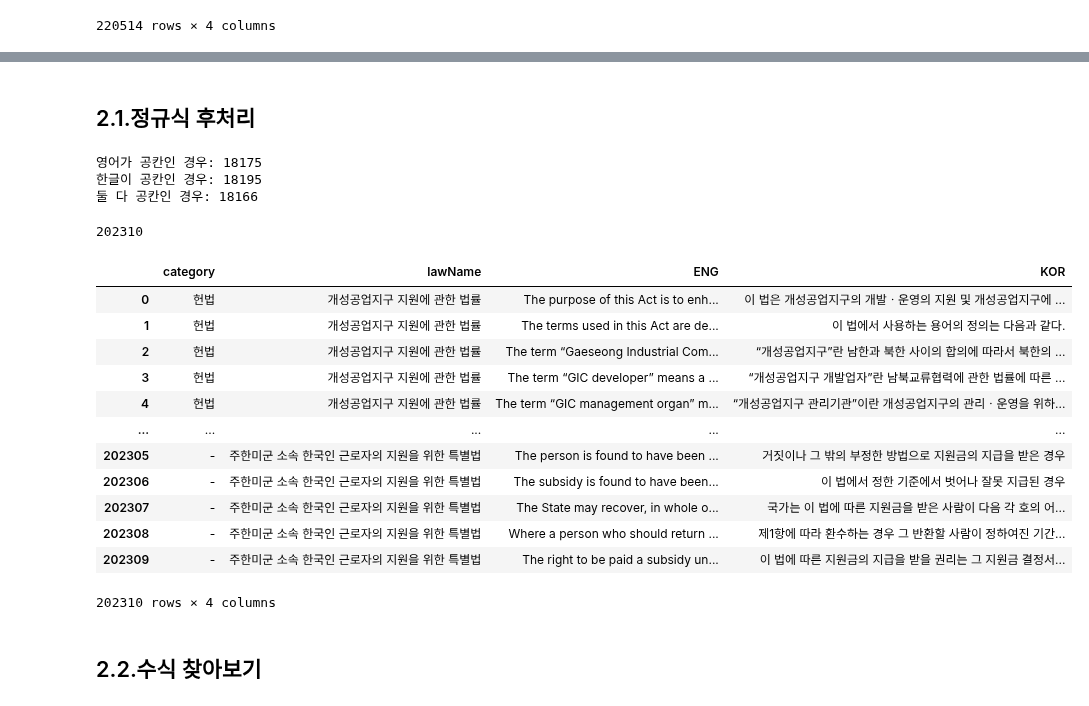
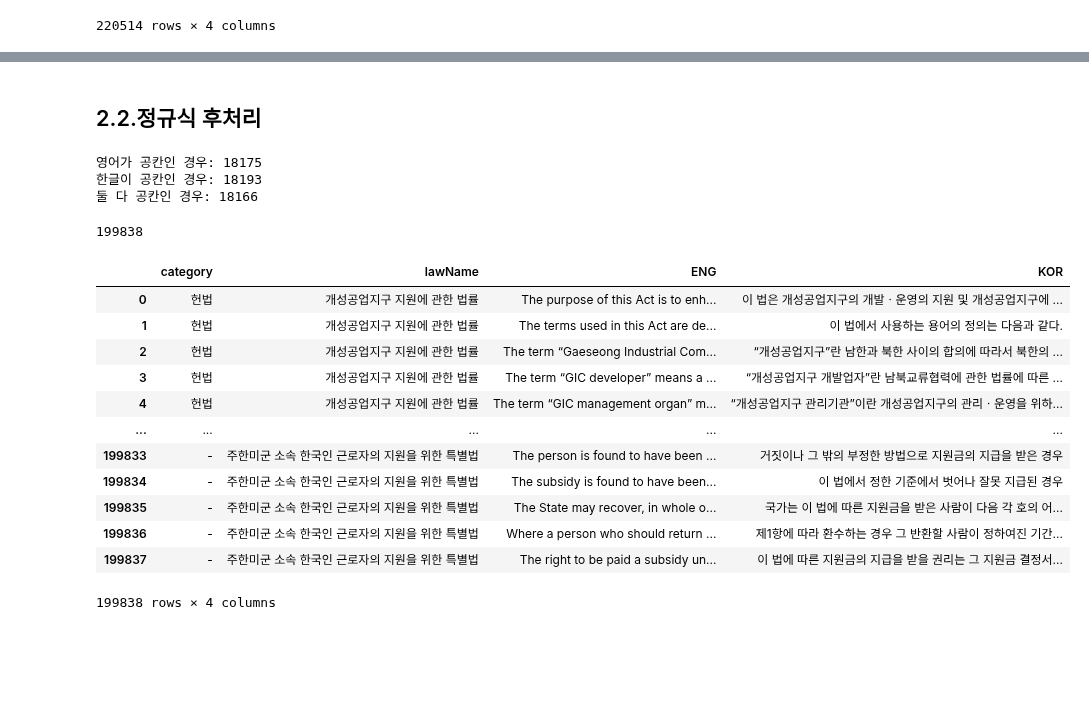
Before and after one commit to tjtmddnjswkd/capstone, a Jupyter notebook: preprocessing_new.ipynb, the cells around one changed output, grey strips where cells are left out. Saved outputs shown, nothing was run; the diff lists cells and outputs as text; code cells hidden in the pictures; blank space fills up the shorter version.

```diff
--- a/preprocessing_new.ipynb
+++ b/preprocessing_new.ipynb
@@ -320,0 +326,5 @@ df_pre1.to_csv(gdrive_path+"/preprocessing/pre1.csv", index=False, encoding="euc
+# %%
+omitted_index = df_pre1.loc[df_pre1.ENG.str.contains("Omitted")].index.to_list()
+deleted_index = df_pre1.loc[df_pre1.ENG.str.contains("Deleted")].index.to_list()
+df_pre2 = df_pre1.drop(index=omitted_index+deleted_index).reset_index(drop=True)
+df_pre2
@@ -321,33 +345,31 @@ df_pre1.to_csv(gdrive_path+"/preprocessing/pre1.csv", index=False, encoding="euc
 # %% [markdown]
-## 2.1.정규식 후처리
+## 2.2.정규식 후처리
 # %%
-print(f'영어가 공칸인 경우: {df_pre1.loc[df_pre1["ENG"]==""].shape[0]}')
-print(f'한글이 공칸인 경우: {df_pre1.loc[df_pre1["KOR"]==""].shape[0]}')
-print(f'둘 다 공칸인 경우: {df_pre1.loc[(df_pre1["ENG"]=="")&(df_pre1["KOR"]=="")].shape[0]}')
+print(f'영어가 공칸인 경우: {df_pre2.loc[df_pre2["ENG"]==""].shape[0]}')
+print(f'한글이 공칸인 경우: {df_pre2.loc[df_pre2["KOR"]==""].shape[0]}')
+print(f'둘 다 공칸인 경우: {df_pre2.loc[(df_pre2["ENG"]=="")&(df_pre2["KOR"]=="")].shape[0]}')
 # %% [output]
 영어가 공칸인 경우: 18175
-한글이 공칸인 경우: 18195
+한글이 공칸인 경우: 18193
 둘 다 공칸인 경우: 18166
 # %%
-df_pre1.loc[(df_pre1["ENG"]!="")&(df_pre1["KOR"]!="")].shape[0]
+df_pre2.loc[(df_pre2["ENG"]!="")&(df_pre2["KOR"]!="")].shape[0]
 # %% [output]
-202310
+199838
 # %%
-df_pre1_del = df_pre1.loc[(df_pre1["ENG"]!="")&(df_pre1["KOR"]!="")].reset_index(drop=True)
-df_pre1_del
+df_pre3 = df_pre2.loc[(df_pre2["ENG"]!="")&(df_pre2["KOR"]!="")].reset_index(drop=True)
+df_pre3
 # %% [output]
 |  | category | lawName | ENG | KOR |
 | 0 | 헌법 | 개성공업지구 지원에 관한 법률 | The purpose of this Act is to enh... | 이 법은 개성공업지구의 개발ㆍ운영의 지원 및 개성공업지구에 ... |
 | 1 | 헌법 | 개성공업지구 지원에 관한 법률 | The terms used in this Act are de... | 이 법에서 사용하는 용어의 정의는 다음과 같다. |
 | 2 | 헌법 | 개성공업지구 지원에 관한 법률 | The term “Gaeseong Industrial Com... | “개성공업지구”란 남한과 북한 사이의 합의에 따라서 북한의 ... |
 | 3 | 헌법 | 개성공업지구 지원에 관한 법률 | The term “GIC developer” means a ... | “개성공업지구 개발업자”란 남북교류협력에 관한 법률에 따른 ... |
 | 4 | 헌법 | 개성공업지구 지원에 관한 법률 | The term “GIC management organ” m... | “개성공업지구 관리기관”이란 개성공업지구의 관리ㆍ운영을 위하... |
 | ... | ... | ... | ... | ... |
-| 202305 | - | 주한미군 소속 한국인 근로자의 지원을 위한 특별법 | The person is found to have been ... | 거짓이나 그 밖의 부정한 방법으로 지원금의 지급을 받은 경우 |
-| 202306 | - | 주한미군 소속 한국인 근로자의 지원을 위한 특별법 | The subsidy is found to have been... | 이 법에서 정한 기준에서 벗어나 잘못 지급된 경우 |
-| 202307 | - | 주한미군 소속 한국인 근로자의 지원을 위한 특별법 | The State may recover, in whole o... | 국가는 이 법에 따른 지원금을 받은 사람이 다음 각 호의 어... |
-| 202308 | - | 주한미군 소속 한국인 근로자의 지원을 위한 특별법 | Where a person who should return ... | 제1항에 따라 환수하는 경우 그 반환할 사람이 정하여진 기간... |
-| 202309 | - | 주한미군 소속 한국인 근로자의 지원을 위한 특별법 | The right to be paid a subsidy un... | 이 법에 따른 지원금의 지급을 받을 권리는 그 지원금 결정서... |
+| 199833 | - | 주한미군 소속 한국인 근로자의 지원을 위한 특별법 | The person is found to have been ... | 거짓이나 그 밖의 부정한 방법으로 지원금의 지급을 받은 경우 |
+| 199834 | - | 주한미군 소속 한국인 근로자의 지원을 위한 특별법 | The subsidy is found to have been... | 이 법에서 정한 기준에서 벗어나 잘못 지급된 경우 |
+| 199835 | - | 주한미군 소속 한국인 근로자의 지원을 위한 특별법 | The State may recover, in whole o... | 국가는 이 법에 따른 지원금을 받은 사람이 다음 각 호의 어... |
+| 199836 | - | 주한미군 소속 한국인 근로자의 지원을 위한 특별법 | Where a person who should return ... | 제1항에 따라 환수하는 경우 그 반환할 사람이 정하여진 기간... |
+| 199837 | - | 주한미군 소속 한국인 근로자의 지원을 위한 특별법 | The right to be paid a subsidy un... | 이 법에 따른 지원금의 지급을 받을 권리는 그 지원금 결정서... |
-202310 rows × 4 columns
+199838 rows × 4 columns
-# %% [markdown]
-## 2.2.수식 찾아보기
```
Also changed, not shown: parts of 22 cells of this notebook.
